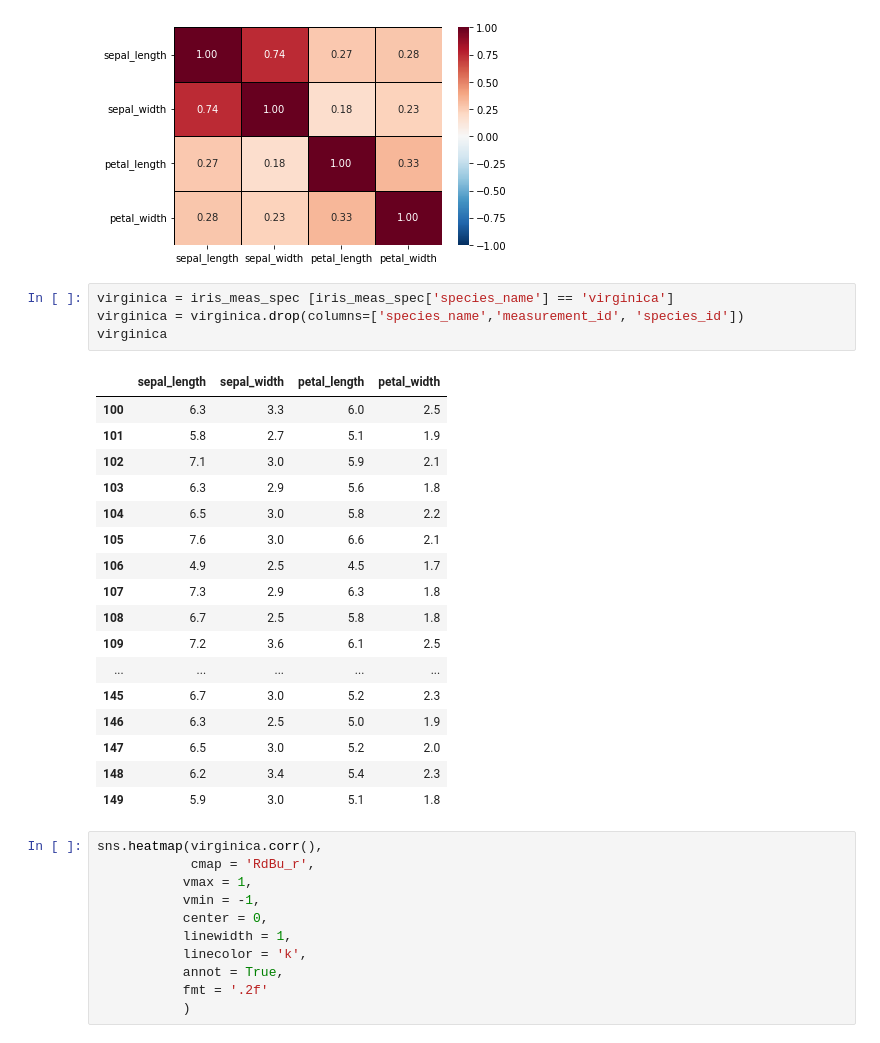
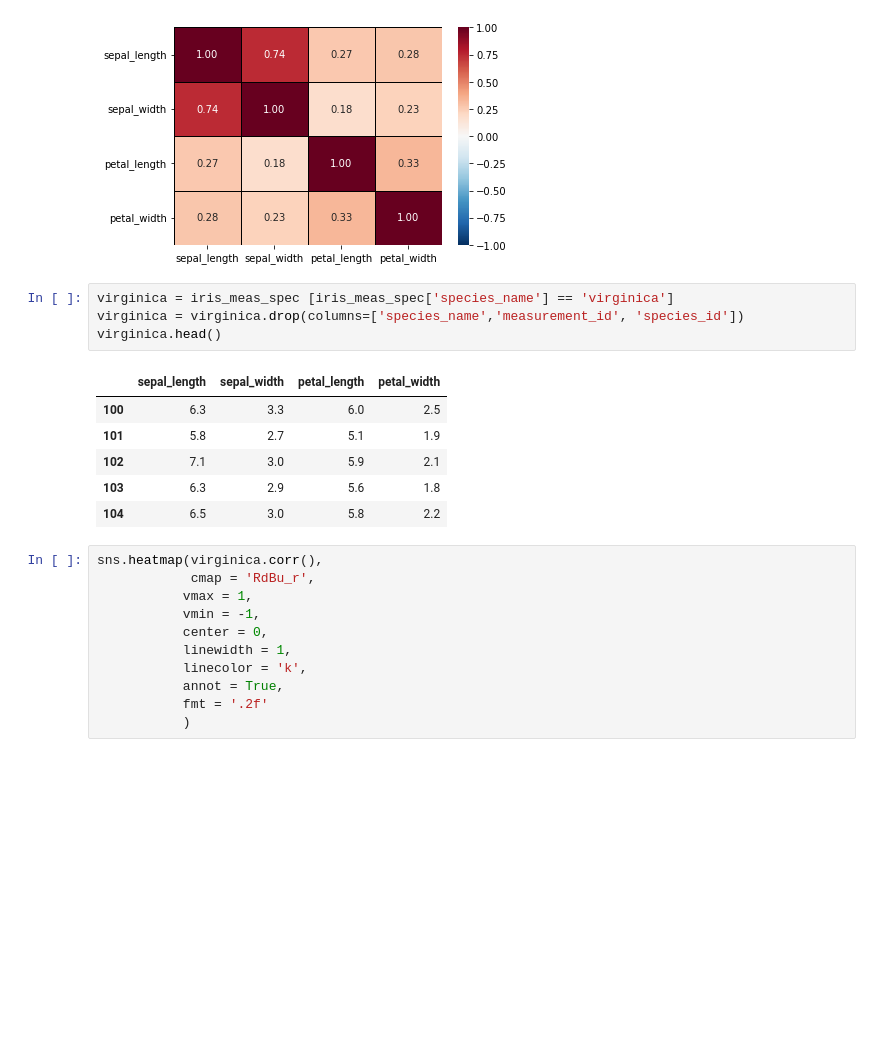
Before and after one commit to mwboiss/numpy-pandas-visualization-exercises, a Jupyter notebook: seaborn_exercises.ipynb, the cells around one changed output. Cells and saved outputs as stored; diff of their text form; blank space fills up the shorter version.

```diff
--- a/seaborn_exercises.ipynb
+++ b/seaborn_exercises.ipynb
@@ -306,25 +294,14 @@ sns.heatmap(setosa.corr(),
 # %%
 virginica = iris_meas_spec [iris_meas_spec['species_name'] == 'virginica']
 virginica = virginica.drop(columns=['species_name','measurement_id', 'species_id'])
-virginica
+virginica.head()
 # %% [output]
 |  | sepal_length | sepal_width | petal_length | petal_width |
 | 100 | 6.3 | 3.3 | 6.0 | 2.5 |
 | 101 | 5.8 | 2.7 | 5.1 | 1.9 |
 | 102 | 7.1 | 3.0 | 5.9 | 2.1 |
 | 103 | 6.3 | 2.9 | 5.6 | 1.8 |
 | 104 | 6.5 | 3.0 | 5.8 | 2.2 |
-| 105 | 7.6 | 3.0 | 6.6 | 2.1 |
-| 106 | 4.9 | 2.5 | 4.5 | 1.7 |
-| 107 | 7.3 | 2.9 | 6.3 | 1.8 |
-| 108 | 6.7 | 2.5 | 5.8 | 1.8 |
-| 109 | 7.2 | 3.6 | 6.1 | 2.5 |
-| ... | ... | ... | ... | ... |
-| 145 | 6.7 | 3.0 | 5.2 | 2.3 |
-| 146 | 6.3 | 2.5 | 5.0 | 1.9 |
-| 147 | 6.5 | 3.0 | 5.2 | 2.0 |
-| 148 | 6.2 | 3.4 | 5.4 | 2.3 |
-| 149 | 5.9 | 3.0 | 5.1 | 1.8 |
 # %%
 sns.heatmap(virginica.corr(),
             cmap = 'RdBu_r',
```
Also changed, not shown: parts of 49 cells of this notebook.
